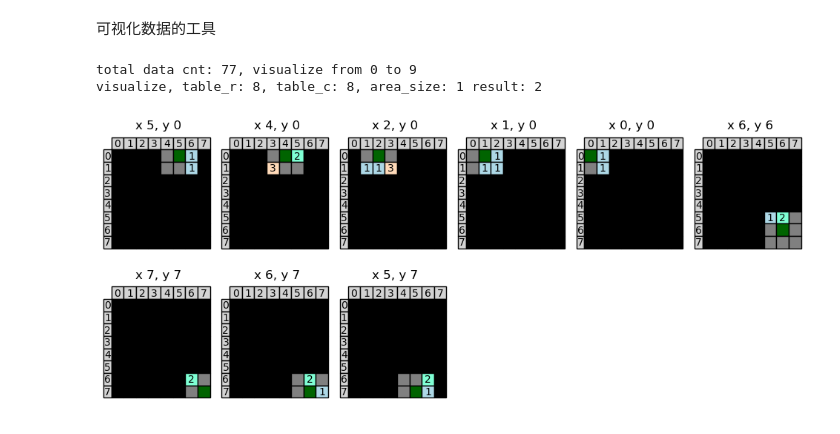
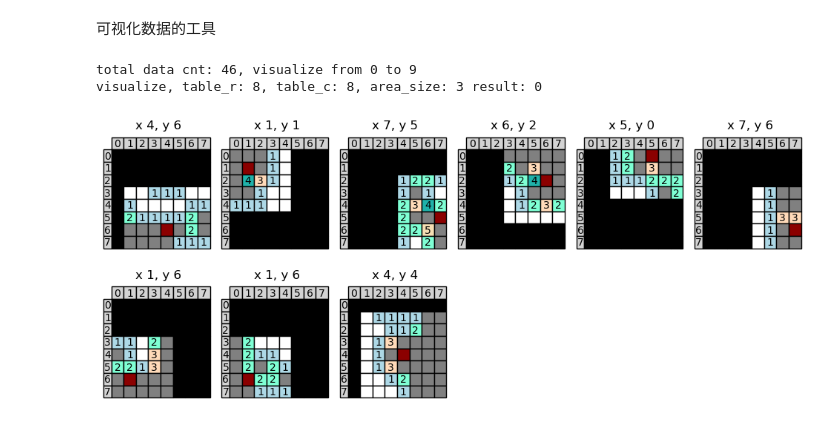
Before and after one commit to kilomelo/unity-learn-dev, a Jupyter notebook: minesweeper_py/dataVisualize.ipynb, the cells around one changed output. Saved outputs shown, nothing was run; the diff lists cells and outputs as text; code cells hidden in the pictures.

```diff
--- a/minesweeper_py/dataVisualize.ipynb
+++ b/minesweeper_py/dataVisualize.ipynb
@@ -116,31 +116,31 @@ def visualize(data_list: list, area_size: int):
 # %%
 import os
 import pandas as pd
-# csv_file_dir = "C:/Dev/picoVideo/vrtv/SavedTrainingDataset/20230809_merged/0"
-csv_file_dir = "/Users/chenweichu/SavedTrainingDataset/20230813/2"
-csv_file_name =  "20230813_8_8_1_2.csv"
+csv_file_dir = "C:/Dev/picoVideo/vrtv/SavedTrainingDataset/20230813/0"
+# csv_file_dir = "/Users/chenweichu/SavedTrainingDataset/20230813/2"
+csv_file_name =  "20230813_8_8_3_0.csv"
 
 area_size = int(csv_file_name[13])
 
 # 从第几行开始开始
 display_data_start_line = 0
 # 展示几行
 display_data_line_cnt = 9
 
 data = pd.read_csv(os.path.join(csv_file_dir, csv_file_name), header=None)
 total_data_cnt = data.shape[0]
 
 if display_data_start_line >= total_data_cnt:
     display_data_start_line = total_data_cnt - 1
     print(f"display_data_start_line is too large, reset to: {display_data_start_line}")
 
 if display_data_start_line + display_data_line_cnt > total_data_cnt:
     display_data_line_cnt = total_data_cnt - display_data_start_line
     print(f"display_data_line_cnt is too large, reset to: {display_data_line_cnt}")
 
 print(f"total data cnt: {data.shape[0]}, visualize from {display_data_start_line} to {display_data_start_line + display_data_line_cnt}")
 visualize(data.iloc[display_data_start_line:display_data_start_line + display_data_line_cnt, :], area_size)
 # %% [output]
-total data cnt: 77, visualize from 0 to 9
-visualize, table_r: 8, table_c: 8, area_size: 1 result: 2
+total data cnt: 46, visualize from 0 to 9
+visualize, table_r: 8, table_c: 8, area_size: 3 result: 0
-[figure, old version]
+[figure, new version]
```
Also changed, not shown: 15 other files.
